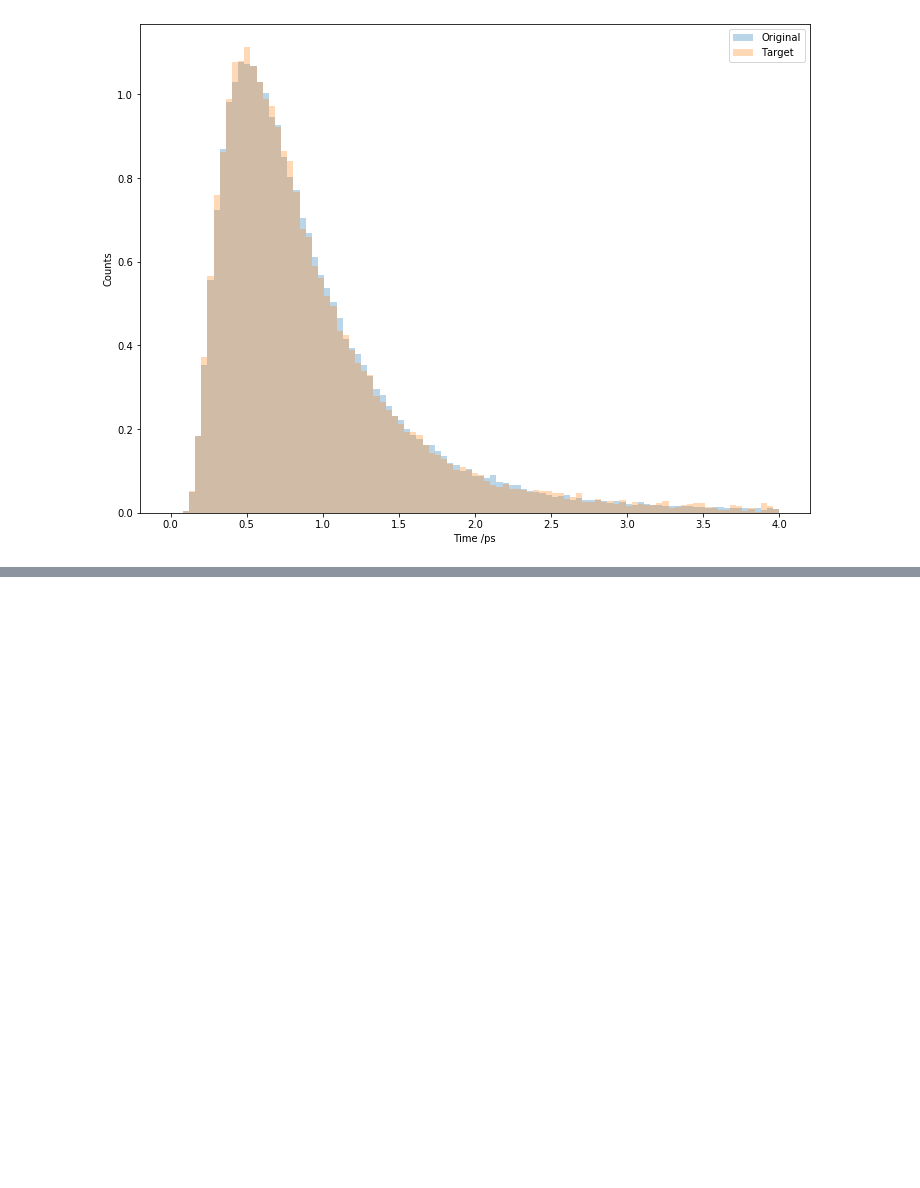
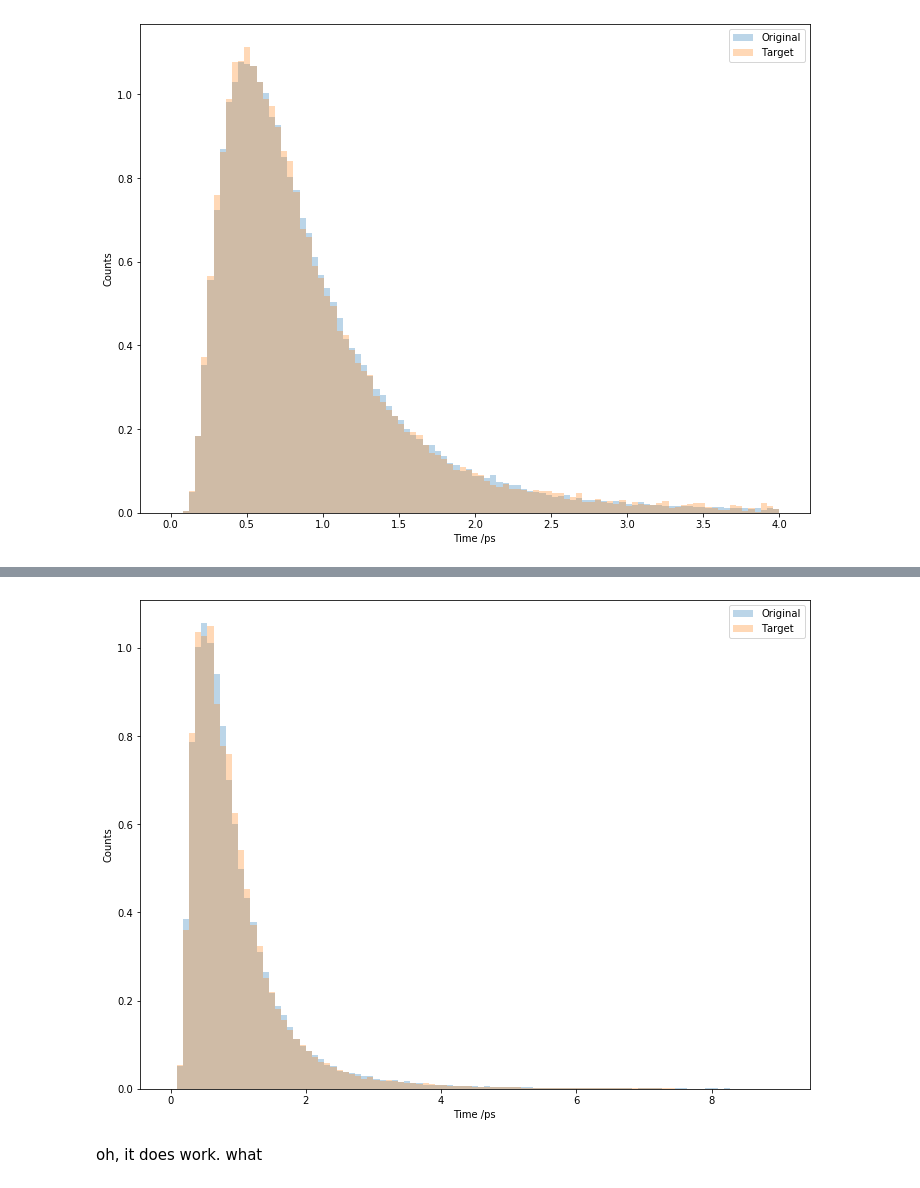
Before and after one commit to richard-lane/reweight_times, a Jupyter notebook: MWE.ipynb, the cells around one changed output, grey strips where cells are left out. Drawn from its saved outputs; the diff is of its cells as text; code cells hidden in the pictures; blank space fills up the shorter version.

```diff
--- a/MWE.ipynb
+++ b/MWE.ipynb
@@ -60,0 +72,13 @@ plots(model_test, mc_test, target_wt=weights)
+# %%
+mc_train, mc_test, model_train, model_test, flat_wt_train, flat_wt_test = train_test_split(mc_times, flat, flat_wt)
+
+bdt = GBReweighter()
+
+bdt.fit(original=model_train, target=mc_train, original_weight=flat_wt_train)
+weights = bdt.predict_weights(model_test)
+
+plots(model_test, mc_test, target_wt=weights*flat_wt_test)
+# %% [output]
+[figure, added]
+# %% [markdown]
+oh, it does work. what
```
Also changed, not shown: parts of 3 cells of this notebook.
